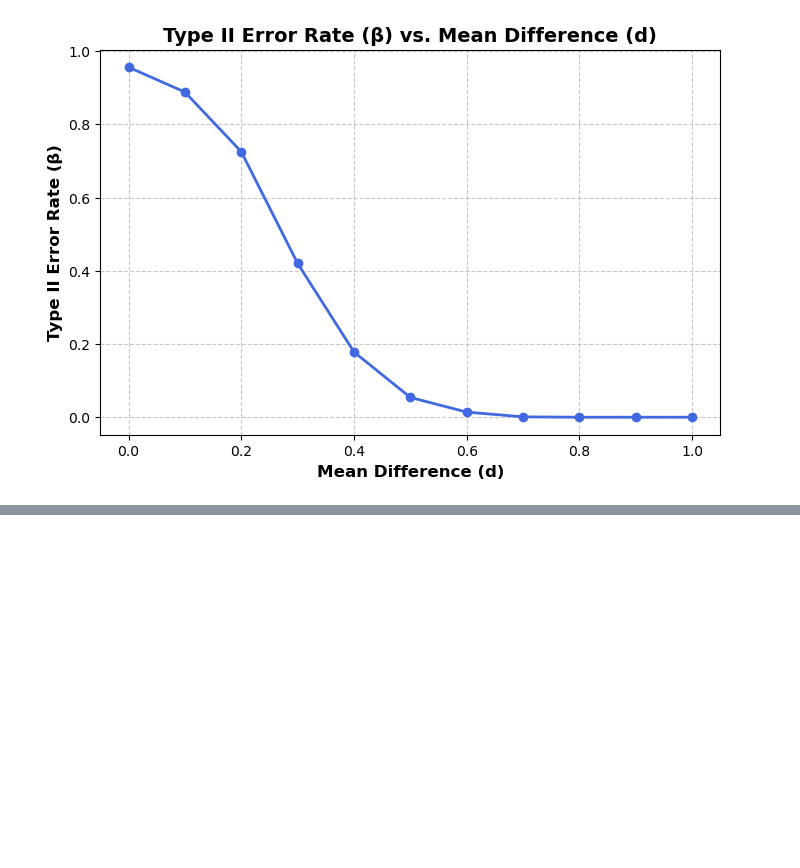
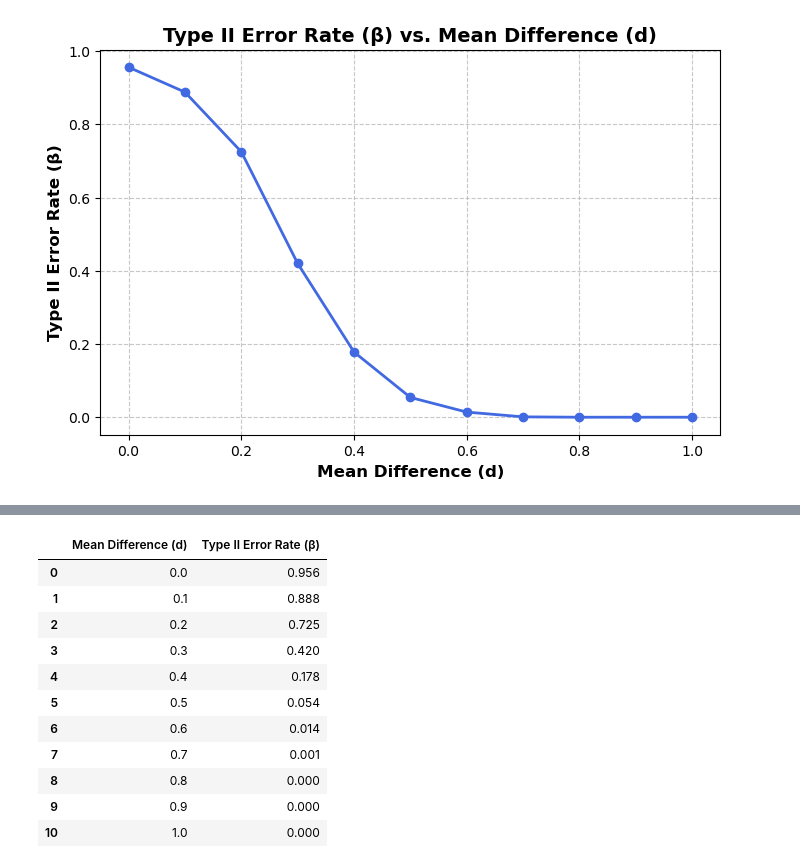
Before and after one commit to TomUszyn/applied-statistics, a Jupyter notebook: problems.ipynb, the cells around one changed output, grey strips where cells are left out. Cells and saved outputs as stored; diff of their text form; code cells hidden in the pictures; blank space fills up the shorter version.

Commit message:
Add Type II error results table and summary.

```diff
--- a/problems.ipynb
+++ b/problems.ipynb
@@ -646,0 +662,27 @@ plt.show()
+# %%
+# Import pandas for DataFrame creation
+import pandas as pd
+
+# Create a DataFrame summarising the Type II error rates
+results_df = pd.DataFrame(
+    {
+        "Mean Difference (d)": d_values,
+        "Type II Error Rate (β)": np.round(type2_errors, 3)
+    }
+)
+
+# Display the results
+results_df
+# %% [output]
+|  | Mean Difference (d) | Type II Error Rate (β) |
+| 0 | 0.0 | 0.956 |
+| 1 | 0.1 | 0.888 |
+| 2 | 0.2 | 0.725 |
+| 3 | 0.3 | 0.420 |
+| 4 | 0.4 | 0.178 |
+| 5 | 0.5 | 0.054 |
+| 6 | 0.6 | 0.014 |
+| 7 | 0.7 | 0.001 |
+| 8 | 0.8 | 0.000 |
+| 9 | 0.9 | 0.000 |
+| 10 | 1.0 | 0.000 |
```
Also changed, not shown: parts of 1 cell of this notebook.
